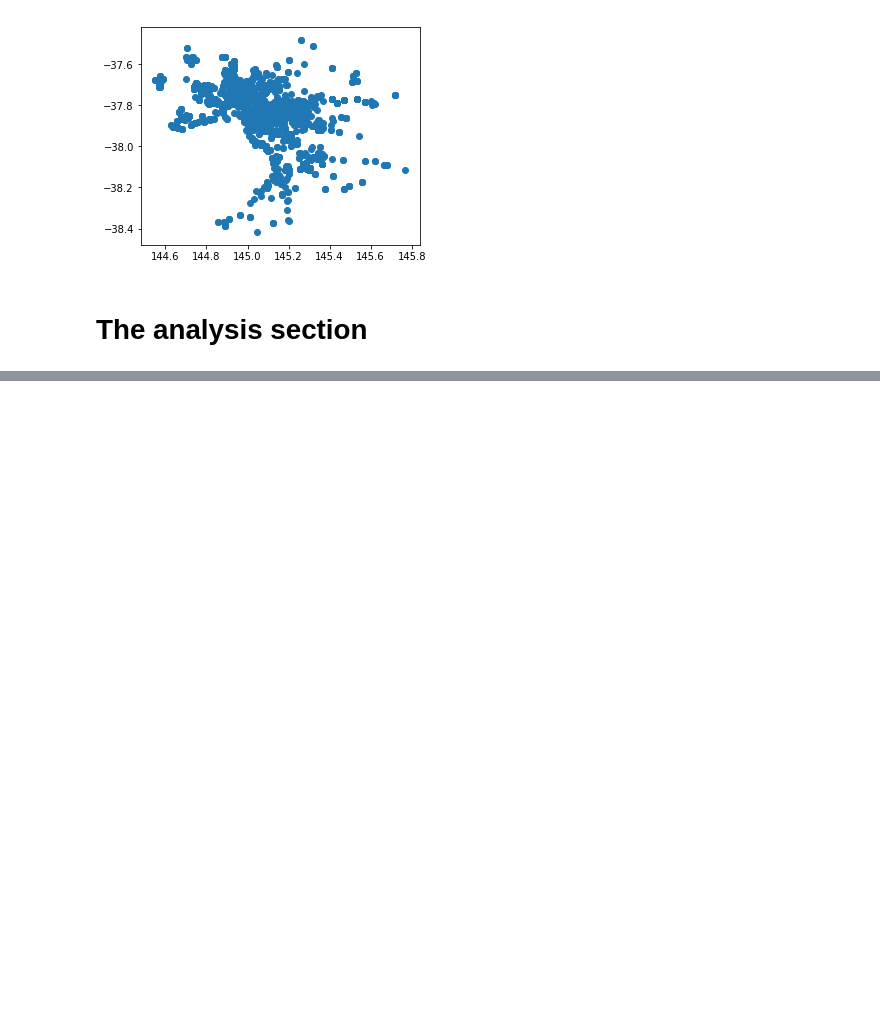
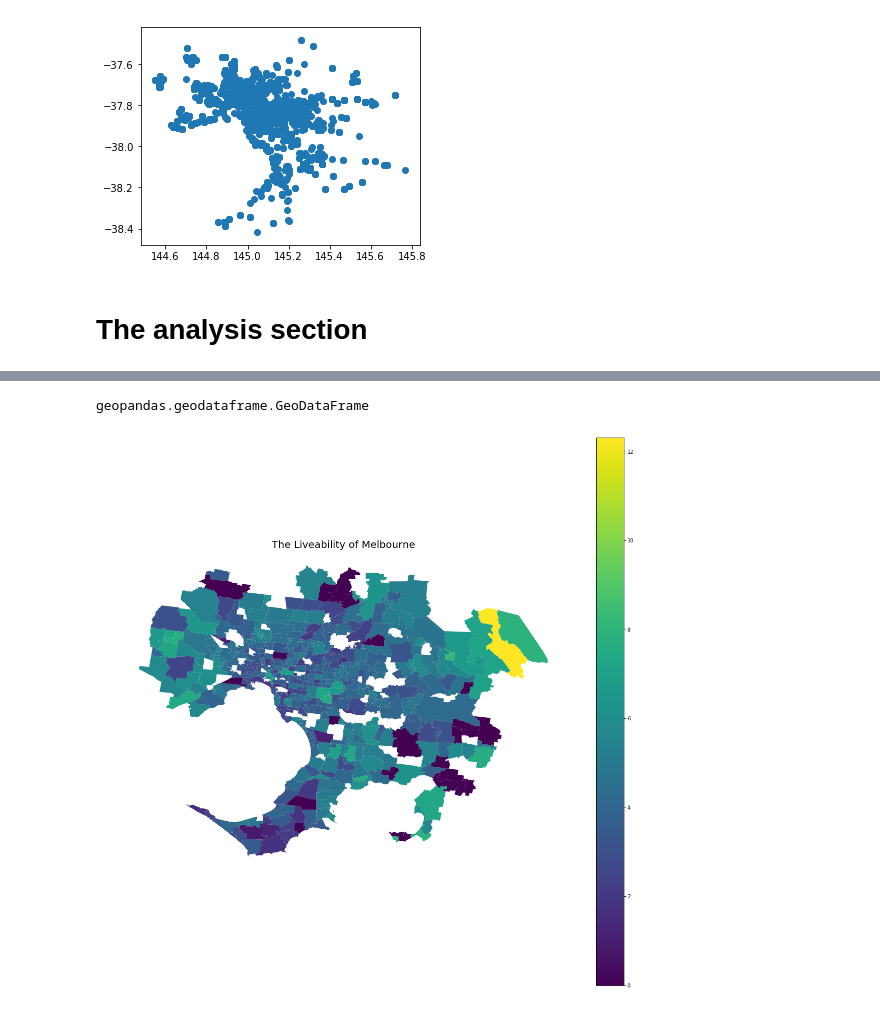
Before and after one commit to robin0821/Coursera_Capstone, a Jupyter notebook: Coursera_Capstone_Assignment_WK5.ipynb, the cells around one changed output, grey strips where cells are left out. Drawn from its saved outputs; the diff is of its cells as text; code cells hidden in the pictures; blank space fills up the shorter version.

```diff
--- a/Coursera_Capstone_Assignment_WK5.ipynb
+++ b/Coursera_Capstone_Assignment_WK5.ipynb
@@ -351,0 +618,18 @@ school.plot()
+# %%
+combined['Liveablity'] = combined['affordability']*0.6 + combined['edu_index']*0.4 + combined['coffee_accessibility']*0.05 + combined['food_accessibility']*0.05
+# %%
+combined.sort_values(by='Liveablity', ascending=False, inplace=True)
+# %%
+combined = combined[['Locality', 'geometry', 'Liveablity']]
+# %%
+combined = gpd.GeoDataFrame(combined, geometry='geometry')
+# %%
+type(combined)
+# %% [output]
+geopandas.geodataframe.GeoDataFrame
+# %%
+ax = combined.plot(column='Liveablity', figsize=(20,20), legend=True)
+ax.set_title("The Liveability of Melbourne", fontdict={'fontsize': 20}, loc='Center')
+ax.set_axis_off()
+# %% [output]
+[figure, added]
```
Also changed, not shown: parts of 79 cells of this notebook, 5 other files.
